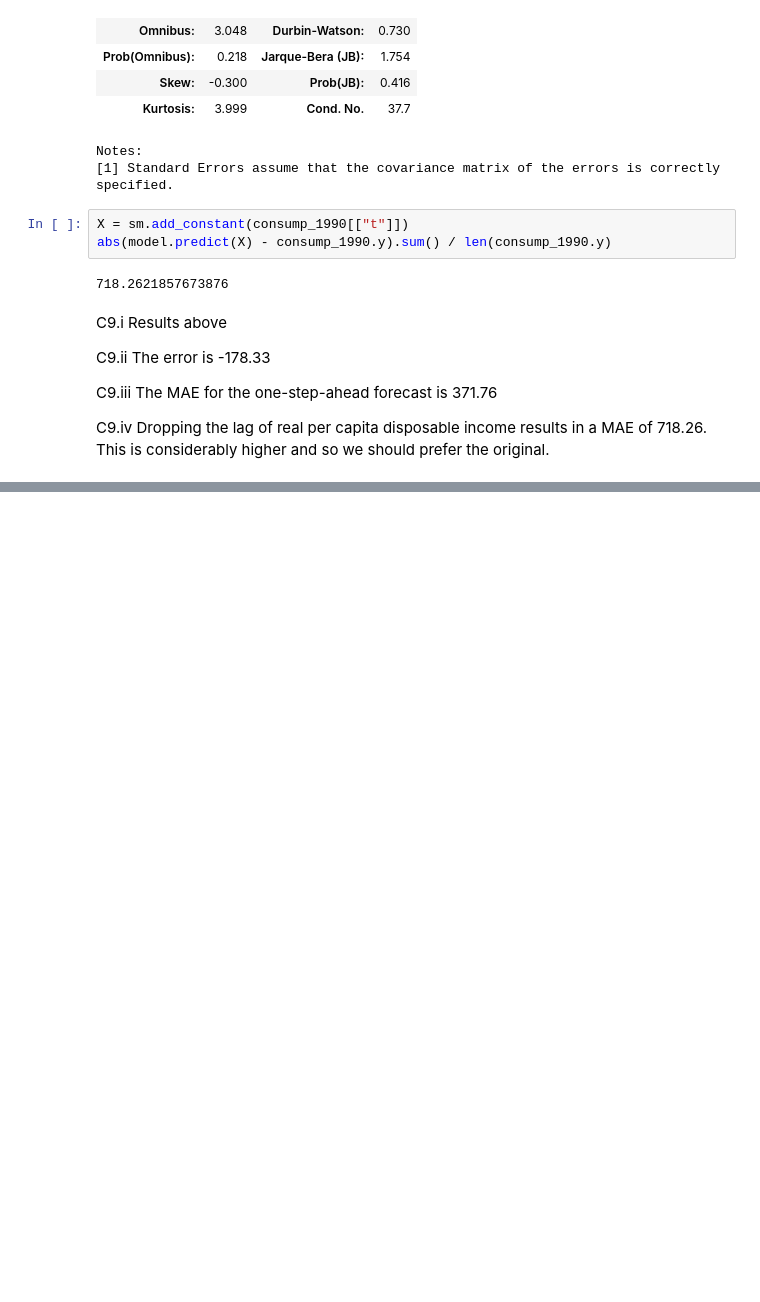
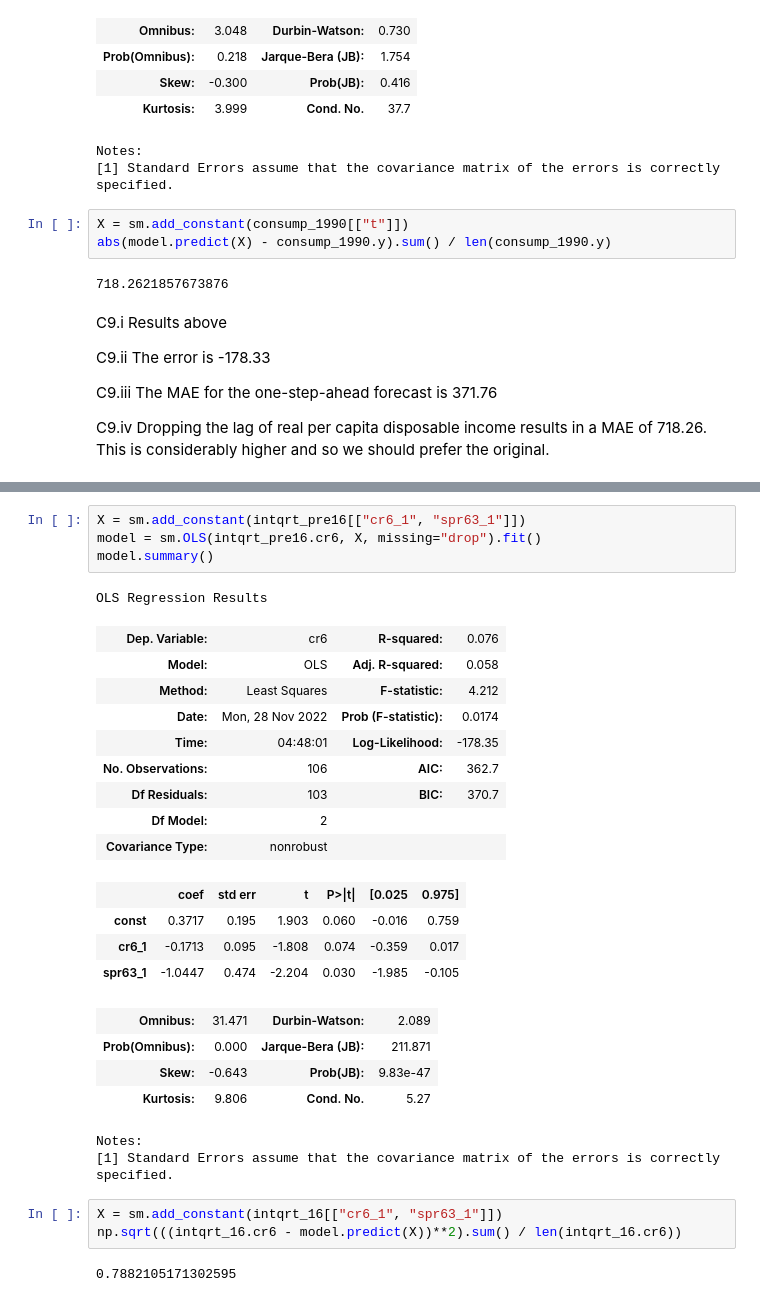
Before and after one commit to systemchalk/wooldridge_workbook, a Jupyter notebook: ch18.ipynb, the cells around one changed output, grey strips where cells are left out. Saved outputs shown, nothing was run; the diff lists cells and outputs as text; blank space fills up the shorter version.

```diff
--- a/ch18.ipynb
+++ b/ch18.ipynb
@@ -753,0 +788,30 @@ C9.iv Dropping the lag of real per capita disposable income results in a MAE of
+# %%
+X = sm.add_constant(intqrt_pre16[["cr6_1", "spr63_1"]])
+model = sm.OLS(intqrt_pre16.cr6, X, missing="drop").fit()
+model.summary()
+# %% [output]
+OLS Regression Results
+| Dep. Variable: | cr6 | R-squared: | 0.076 |
+| Model: | OLS | Adj. R-squared: | 0.058 |
+| Method: | Least Squares | F-statistic: | 4.212 |
+| Date: | Mon, 28 Nov 2022 | Prob (F-statistic): | 0.0174 |
+| Time: | 04:48:01 | Log-Likelihood: | -178.35 |
+| No. Observations: | 106 | AIC: | 362.7 |
+| Df Residuals: | 103 | BIC: | 370.7 |
+| Df Model: | 2 |  |  |
+| Covariance Type: | nonrobust |  |  |
+|  | coef | std err | t | P>|t| | [0.025 | 0.975] |
+| const | 0.3717 | 0.195 | 1.903 | 0.060 | -0.016 | 0.759 |
+| cr6_1 | -0.1713 | 0.095 | -1.808 | 0.074 | -0.359 | 0.017 |
+| spr63_1 | -1.0447 | 0.474 | -2.204 | 0.030 | -1.985 | -0.105 |
+| Omnibus: | 31.471 | Durbin-Watson: | 2.089 |
+| Prob(Omnibus): | 0.000 | Jarque-Bera (JB): | 211.871 |
+| Skew: | -0.643 | Prob(JB): | 9.83e-47 |
+| Kurtosis: | 9.806 | Cond. No. | 5.27 |
+Notes:
+[1] Standard Errors assume that the covariance matrix of the errors is correctly specified.
+# %%
+X = sm.add_constant(intqrt_16[["cr6_1", "spr63_1"]])
+np.sqrt(((intqrt_16.cr6 - model.predict(X))**2).sum() / len(intqrt_16.cr6))
+# %% [output]
+0.7882105171302595
```
Also changed, not shown: parts of 21 cells of this notebook.
